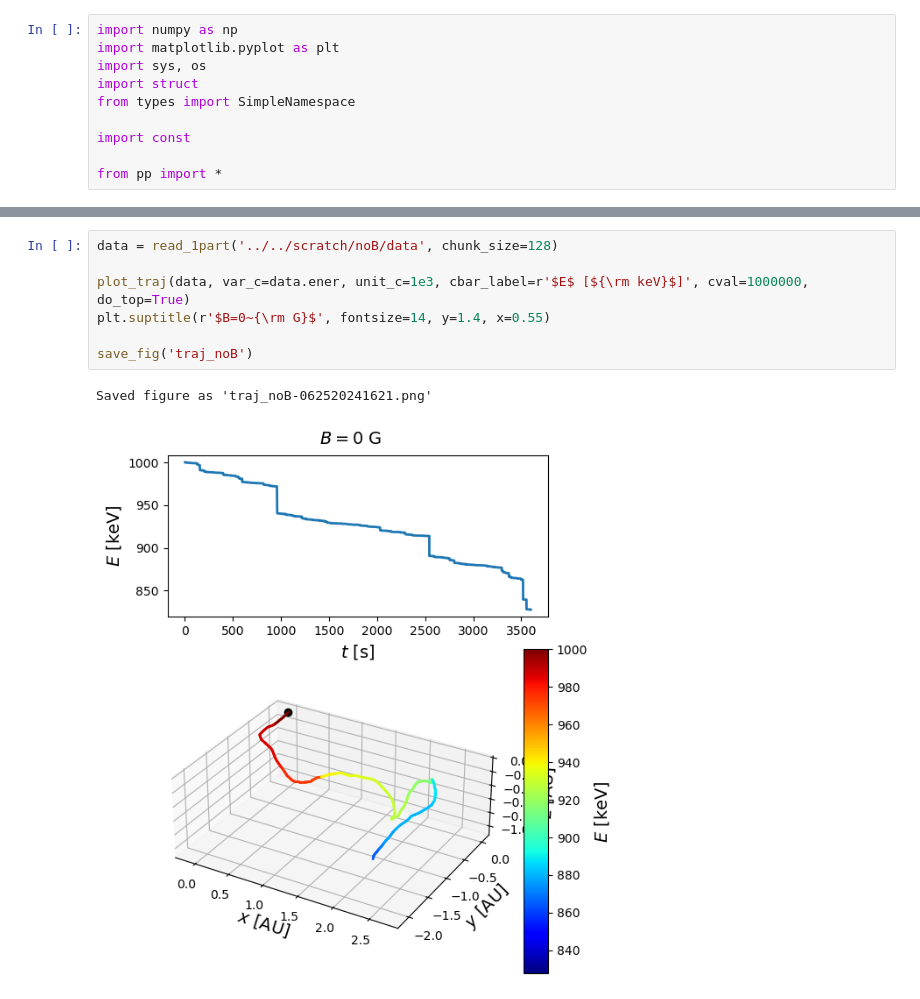
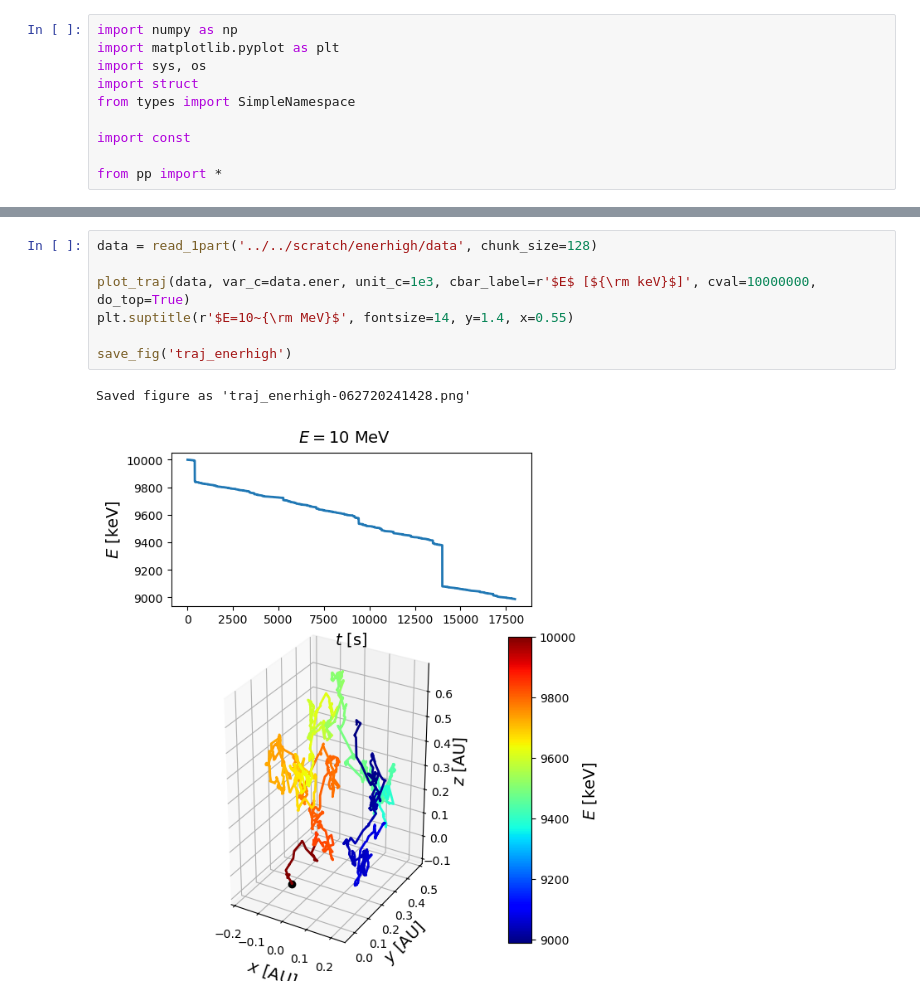
Before and after one commit to zandalman/thunderstorm, a Jupyter notebook: utils/pp.ipynb, the cells around one changed output, grey strips where cells are left out. Saved outputs shown, nothing was run; the diff lists cells and outputs as text.

```diff
--- a/utils/pp.ipynb
+++ b/utils/pp.ipynb
@@ -166,10 +184,10 @@ Saved figure as 'ener_dis-062520241620.png'
 # %%
-data = read_1part('../../scratch/noB/data', chunk_size=128)
+data = read_1part('../../scratch/enerhigh/data', chunk_size=128)
 
-plot_traj(data, var_c=data.ener, unit_c=1e3, cbar_label=r'$E$ [${\rm keV}$]', cval=1000000, do_top=True)
-plt.suptitle(r'$B=0~{\rm G}$', fontsize=14, y=1.4, x=0.55)
+plot_traj(data, var_c=data.ener, unit_c=1e3, cbar_label=r'$E$ [${\rm keV}$]', cval=10000000, do_top=True)
+plt.suptitle(r'$E=10~{\rm MeV}$', fontsize=14, y=1.4, x=0.55)
 
-save_fig('traj_noB')
+save_fig('traj_enerhigh')
 # %% [output]
-Saved figure as 'traj_noB-062520241621.png'
+Saved figure as 'traj_enerhigh-062720241428.png'
-[figure, old version]
+[figure, new version]
```
Also changed, not shown: parts of 10 cells of this notebook, 2 other files.
